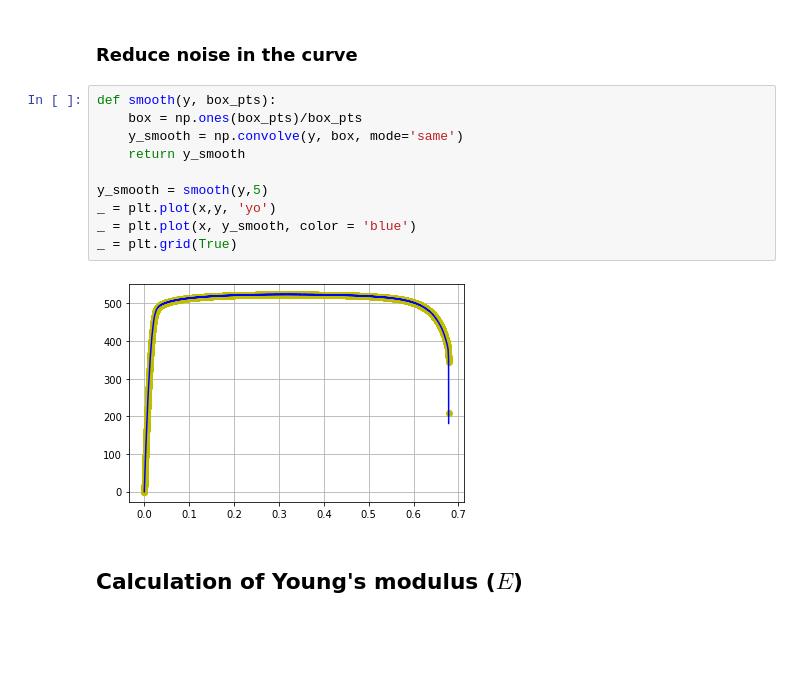
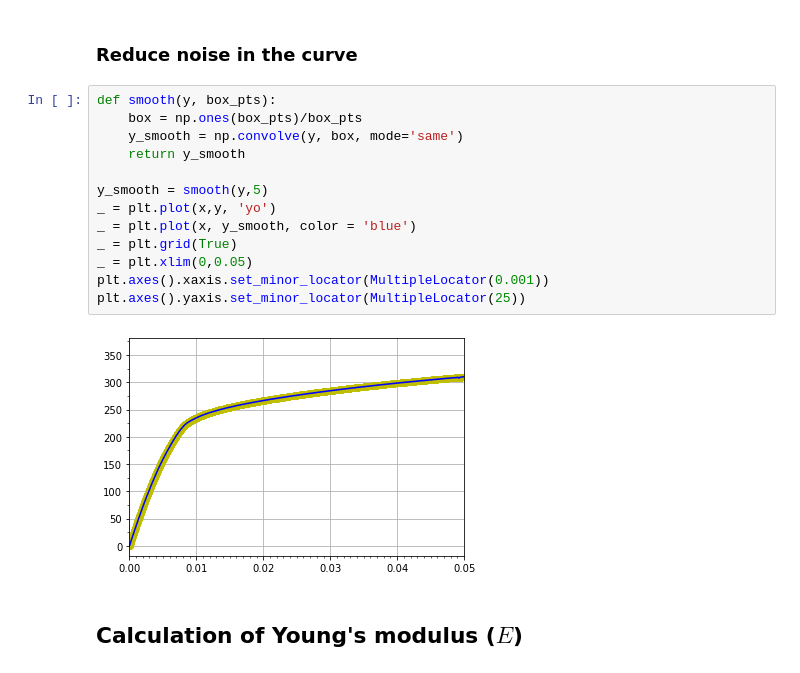
Before and after one commit to algomaster99/meta-btp, a Jupyter notebook: engineering_strain_stress.ipynb, the cells around one changed output. Saved outputs shown, nothing was run; the diff lists cells and outputs as text; blank space fills up the shorter version.

```diff
--- a/engineering_strain_stress.ipynb
+++ b/engineering_strain_stress.ipynb
@@ -76,15 +77,18 @@ save_fig(plt, 'savefig', f'{OUTPUT_DIR}/Engineering stress vs strain.png')
 # %%
 def smooth(y, box_pts):
     box = np.ones(box_pts)/box_pts
     y_smooth = np.convolve(y, box, mode='same')
     return y_smooth
 
 y_smooth = smooth(y,5)
 _ = plt.plot(x,y, 'yo')
 _ = plt.plot(x, y_smooth, color = 'blue')
 _ = plt.grid(True)
+_ = plt.xlim(0,0.05)
+plt.axes().xaxis.set_minor_locator(MultipleLocator(0.001))
+plt.axes().yaxis.set_minor_locator(MultipleLocator(25))
 # %% [output]
-[figure, old version]
+[figure, new version]
 # %% [markdown]
 ## Calculation of Young's modulus ($E$)
 # %%
```
Also changed, not shown: parts of 6 cells of this notebook, 1 other file.
